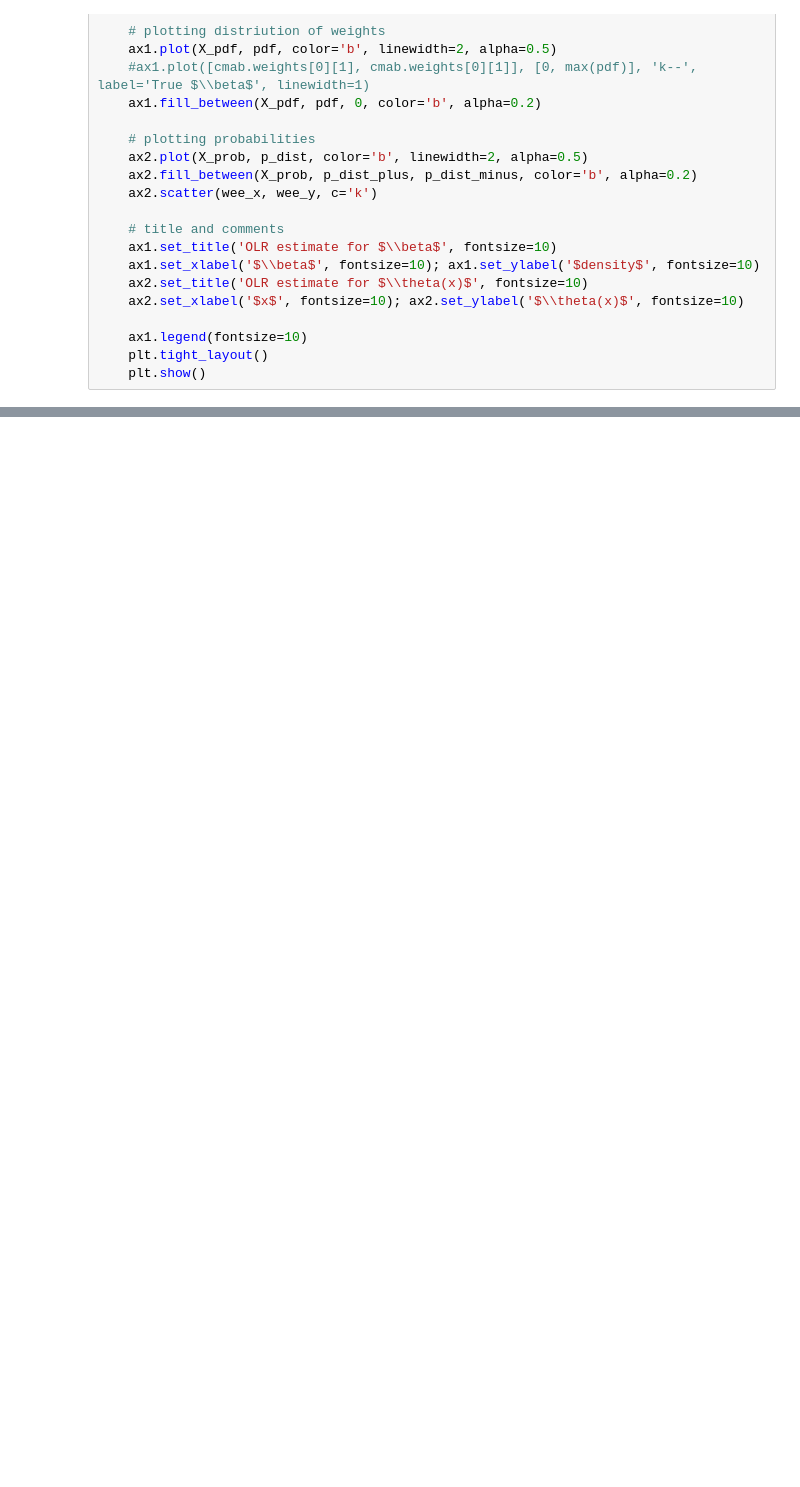
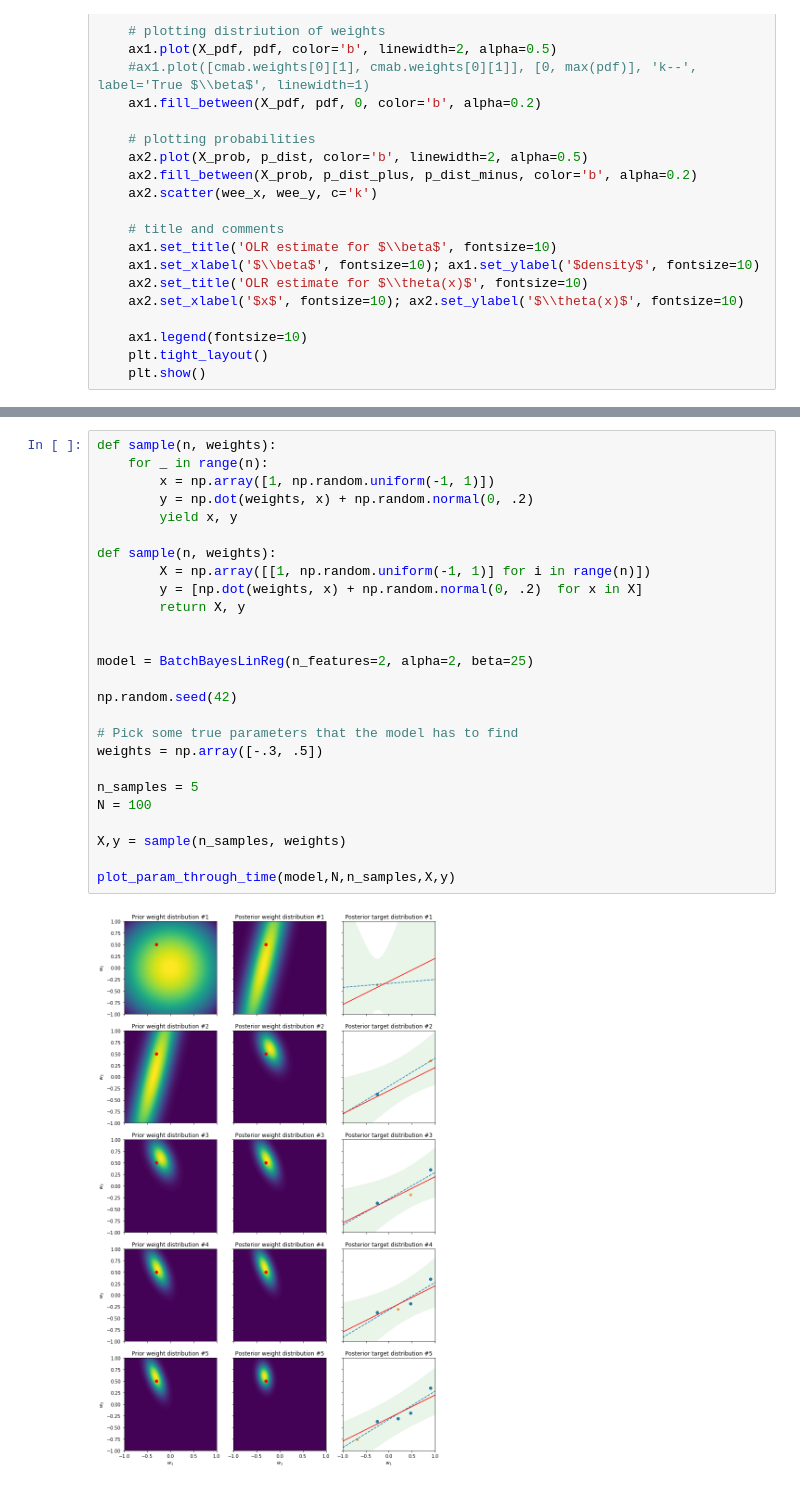
Before and after one commit to wooohoooo/thompson_sampling, a Jupyter notebook: 99_helpers.ipynb, the cells around one changed output, grey strips where cells are left out. Cells and saved outputs as stored; diff of their text form; blank space fills up the shorter version.

Commit message:
added visualisation of parameter distributions

```diff
--- a/99_helpers.ipynb
+++ b/99_helpers.ipynb
@@ -152,0 +246,28 @@ No handles with labels found to put in legend.
+# %%
+def sample(n, weights):
+    for _ in range(n):
+        x = np.array([1, np.random.uniform(-1, 1)])
+        y = np.dot(weights, x) + np.random.normal(0, .2)
+        yield x, y
+
+def sample(n, weights):
+        X = np.array([[1, np.random.uniform(-1, 1)] for i in range(n)])
+        y = [np.dot(weights, x) + np.random.normal(0, .2)  for x in X]
+        return X, y
+
+
+model = BatchBayesLinReg(n_features=2, alpha=2, beta=25)
+
+np.random.seed(42)
+
+# Pick some true parameters that the model has to find
+weights = np.array([-.3, .5])
+
+n_samples = 5
+N = 100
+
+X,y = sample(n_samples, weights)
+
+plot_param_through_time(model,N,n_samples,X,y)
+# %% [output]
+[figure, added]
```
Also changed, not shown: parts of 3 cells of this notebook, 4 other files.
